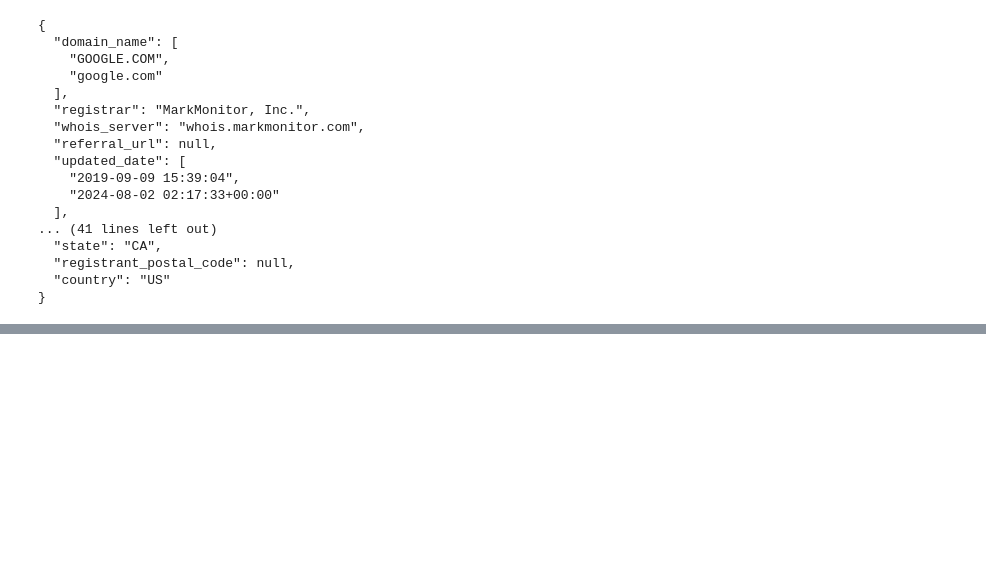
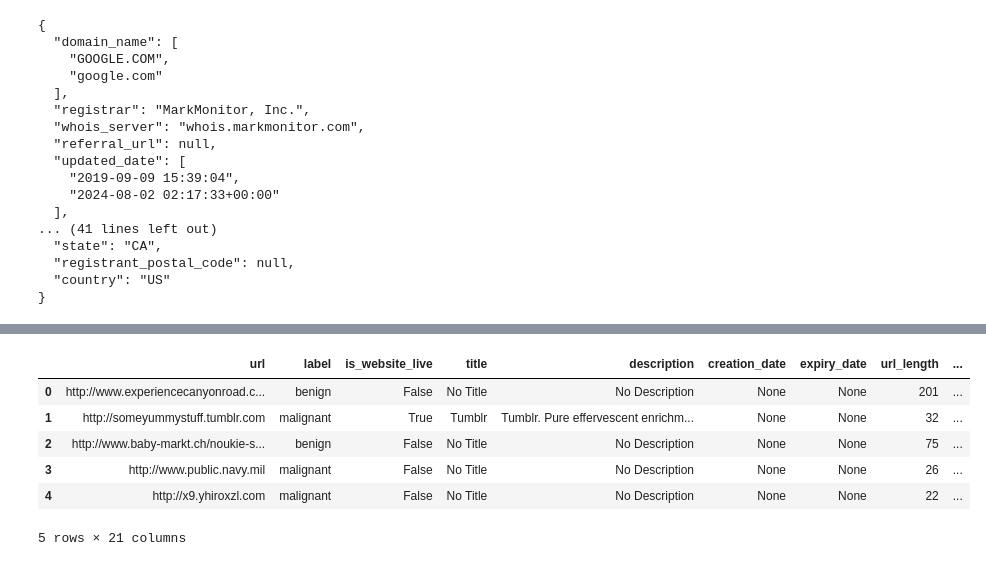
Before and after one commit to Waldea/Phishing-URL-Detection, a Jupyter notebook: richard.ipynb, the cells around one changed output, grey strips where cells are left out. Saved outputs shown, nothing was run; the diff lists cells and outputs as text; code cells hidden in the pictures; blank space fills up the shorter version.

```diff
--- a/richard.ipynb
+++ b/richard.ipynb
@@ -726,0 +654,36 @@ X_train, X_test, y_train, y_test = train_test_split(X, y, test_size=0.4, random_
+# %%
+import pandas as pd
+import math
+from urllib.parse import urlparse
+from collections import Counter
+import tldextract  # make sure tldextract is installed
+
+def calculate_entropy(domain: str) -> float:
+    if not isinstance(domain, str) or not domain:  # Handle non-string or empty domains
+        return 0.0
+    frequency = Counter(domain)
+    length = len(domain)
+    entropy = -sum((freq / length) * math.log2(freq / length) for freq in frequency.values())
+    return entropy
+
+def extract_domain_features(df: pd.DataFrame, url_column: str) -> pd.DataFrame:
+    # Extract domain-related features using tldextract for reliable parsing
+    df['domain_name'] = df[url_column].apply(lambda x: tldextract.extract(x).domain)
+
+    df['domain_length'] = df['domain_name'].apply(lambda x: len(str(x)) if x else 0)  # Ensure string and handle null
+    df['domain_entropy'] = df['domain_name'].apply(calculate_entropy)
+    df['has_hyphen'] = df['domain_name'].apply(lambda x: 1 if isinstance(x, str) and '-' in x else 0)  # Ensure string and handle null
+    df['char_repetition'] = df['domain_name'].apply(lambda x: sum(1 for char, count in Counter(str(x)).items() if count > 1) if x else 0)  # Ensure string and handle null
+
+    # Updated phishing words list with commas fixed
+    phishing_words = ['bank', 'secure', 'account', 'login', 'label', 'invoice',
+                      'post', 'document', 'postal', 'calculations', 'copy',
+                      'fedex', 'statement', 'financial', 'dhl', 'usps',
+                      'notification', 'irs', 'ups', 'delivery', 'ticket',
+                      'urgent', 'important']
+    df['common_phishing_words'] = df['domain_name'].apply(lambda x: sum(word in str(x) for word in phishing_words) if x else 0)  # Ensure string and handle null
+
+
+    return df
+# %%
+domain_features_df = extract_domain_features(extracted_sample, 'url')
@@ -726,0 +710,10 @@ X_train, X_test, y_train, y_test = train_test_split(X, y, test_size=0.4, random_
+# %%
+domain_features_df.head()
+# %% [output]
+|  | url | label | is_website_live | title | description | creation_date | expiry_date | url_length | ... |
+| 0 | http://www.experiencecanyonroad.c... | benign | False | No Title | No Description | None | None | 201 | ... |
+| 1 | http://someyummystuff.tumblr.com | malignant | True | Tumblr | Tumblr. Pure effervescent enrichm... | None | None | 32 | ... |
+| 2 | http://www.baby-markt.ch/noukie-s... | benign | False | No Title | No Description | None | None | 75 | ... |
+| 3 | http://www.public.navy.mil | malignant | False | No Title | No Description | None | None | 26 | ... |
+| 4 | http://x9.yhiroxzl.com | malignant | False | No Title | No Description | None | None | 22 | ... |
+5 rows × 21 columns
```
Also changed, not shown: parts of 65 cells of this notebook.
